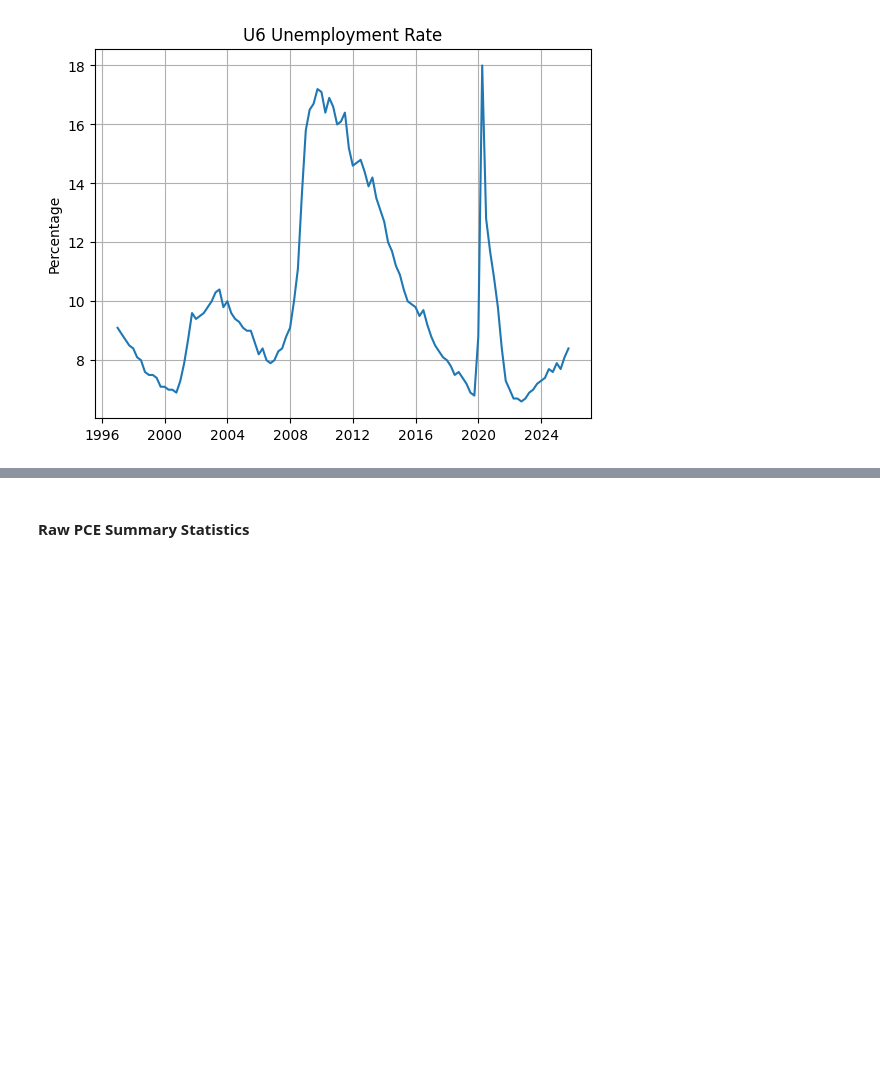
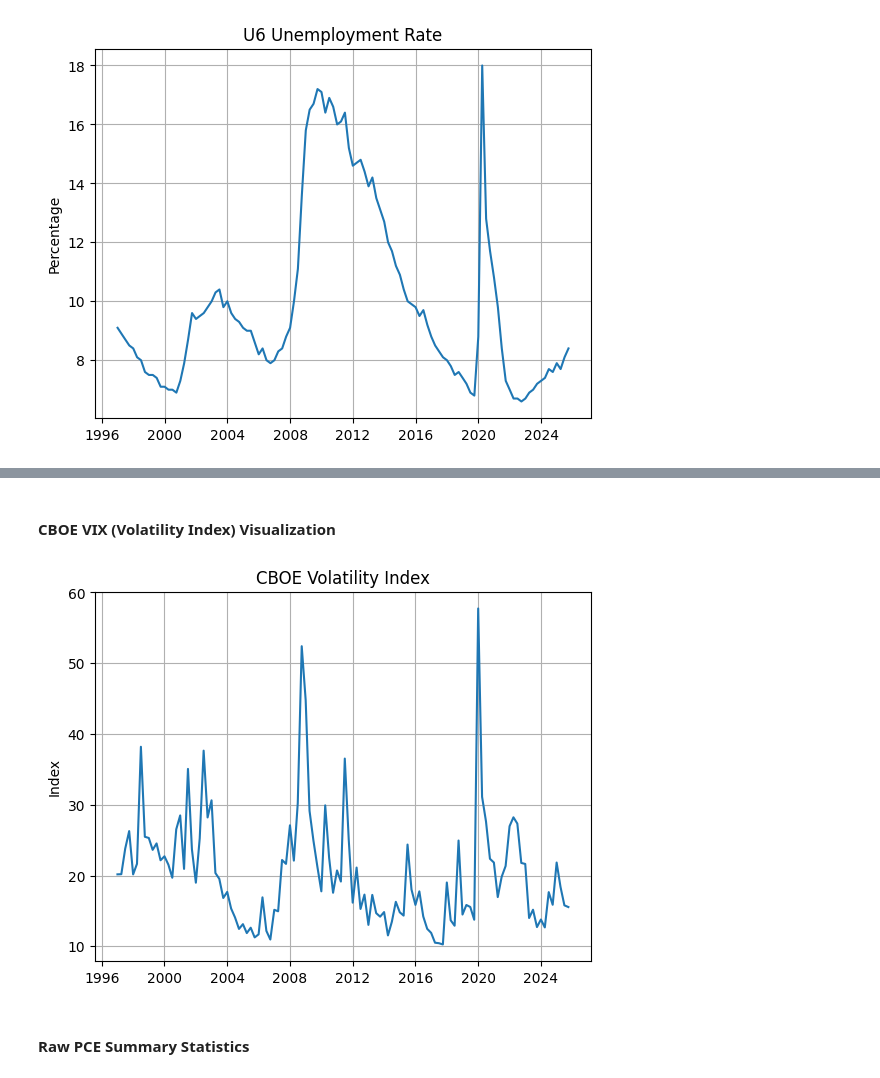
Before and after one commit to emcgeever-husky/Lam-McGeever-2500, a Jupyter notebook: Lam_McGeever_FP.ipynb, the cells around one changed output, grey strips where cells are left out. Saved outputs shown, nothing was run; the diff lists cells and outputs as text; code cells hidden in the pictures; blank space fills up the shorter version.

```diff
--- a/Lam_McGeever_FP.ipynb
+++ b/Lam_McGeever_FP.ipynb
@@ -173,3 +177,13 @@ plt.show()
+# %% [markdown]
+#### CBOE VIX (Volatility Index) Visualization
+# %%
+plt.plot(df_master.index, df_master['vix'])
+plt.title('CBOE Volatility Index')
+plt.ylabel('Index')
+plt.grid()
+plt.show()
+# %% [output]
+[figure, added]
 # %% [markdown]
 #### Raw PCE Summary Statistics
 # %%
```
Also changed, not shown: parts of 8 cells of this notebook, 1 other file.
